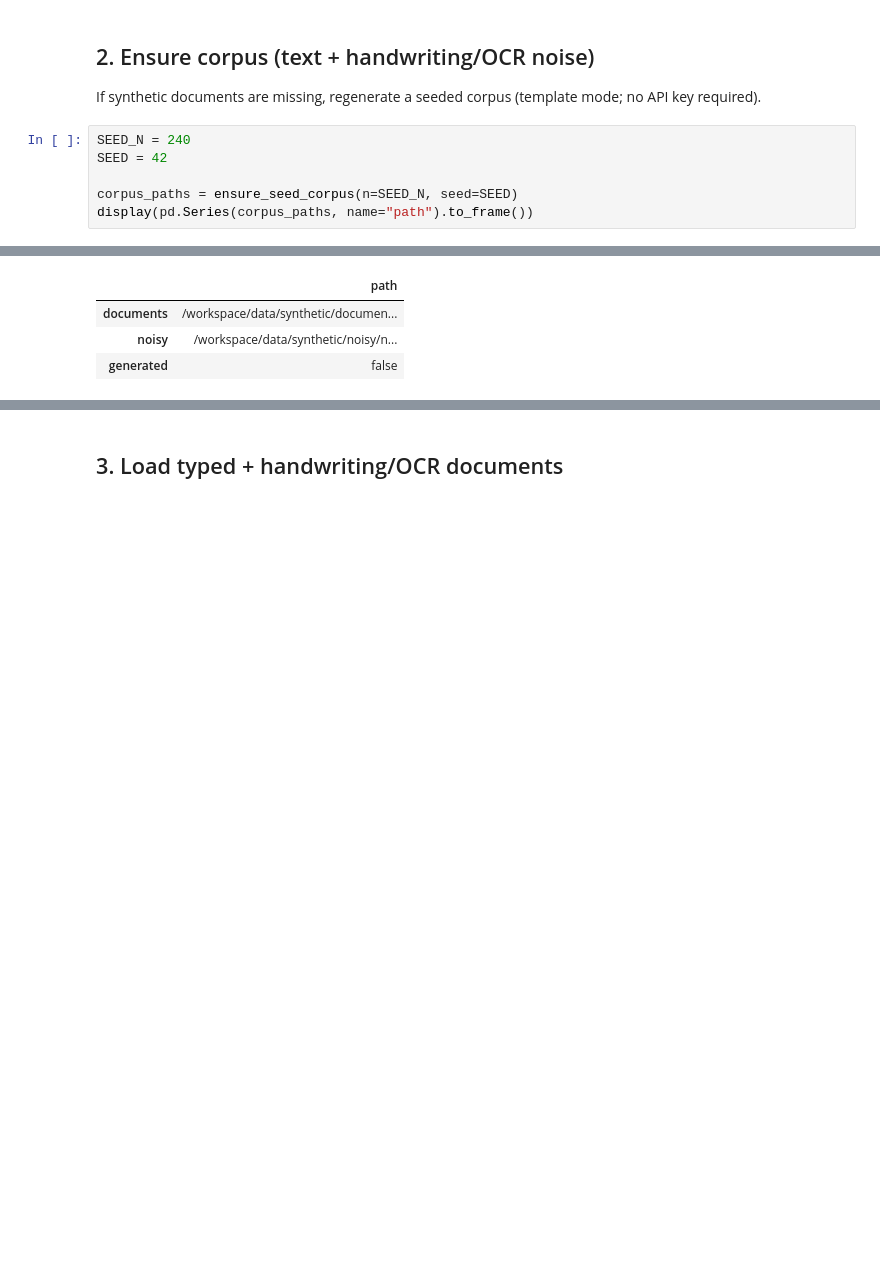
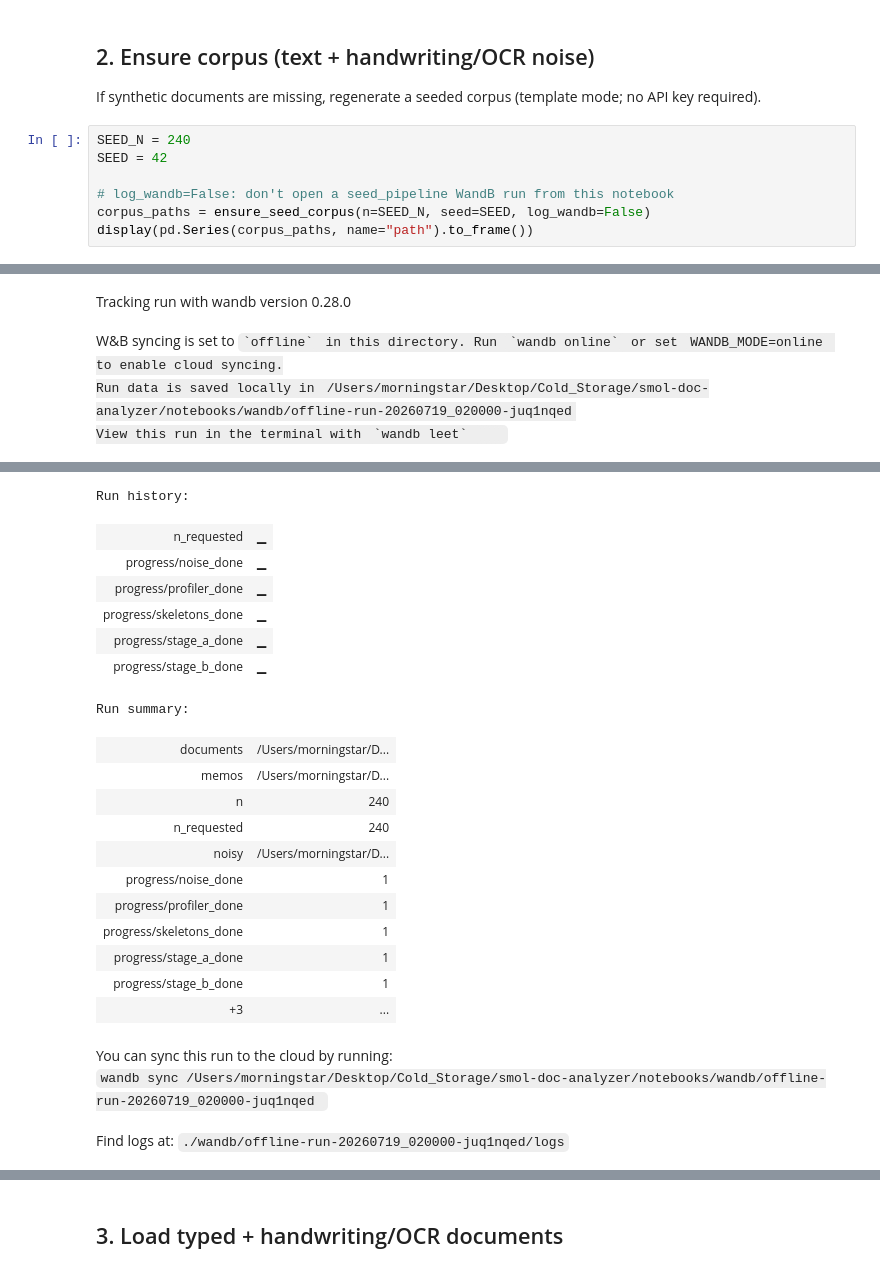
Before and after one commit to Exios66/smol-doc-analyzer, a Jupyter notebook: notebooks/random_forest_text_handwriting_classification.ipynb, the cells around one changed output, grey strips where cells are left out. Saved outputs shown, nothing was run; the diff lists cells and outputs as text; blank space fills up the shorter version.

```diff
--- a/notebooks/random_forest_text_handwriting_classification.ipynb
+++ b/notebooks/random_forest_text_handwriting_classification.ipynb
@@ -66,6 +72,7 @@ If synthetic documents are missing, regenerate a seeded corpus (template mode; n
 SEED_N = 240
 SEED = 42
 
-corpus_paths = ensure_seed_corpus(n=SEED_N, seed=SEED)
+# log_wandb=False: don't open a seed_pipeline WandB run from this notebook
+corpus_paths = ensure_seed_corpus(n=SEED_N, seed=SEED, log_wandb=False)
 display(pd.Series(corpus_paths, name="path").to_frame())
 # %% [output]
@@ -71,0 +80,4 @@ display(pd.Series(corpus_paths, name="path").to_frame())
+Tracking run with wandb version 0.28.0
+W&B syncing is set to `offline` in this directory. Run `wandb online` or set WANDB_MODE=online to enable cloud syncing.
+Run data is saved locally in /Users/morningstar/Desktop/Cold_Storage/smol-doc-analyzer/notebooks/wandb/offline-run-20260719_020000-juq1nqed
+View this run in the terminal with `wandb leet`
@@ -72,4 +85,22 @@ display(pd.Series(corpus_paths, name="path").to_frame())
+Run history:
-|  | path |
-| documents | /workspace/data/synthetic/documen... |
-| noisy | /workspace/data/synthetic/noisy/n... |
-| generated | false |
+| n_requested | ▁ |
+| progress/noise_done | ▁ |
+| progress/profiler_done | ▁ |
+| progress/skeletons_done | ▁ |
+| progress/stage_a_done | ▁ |
+| progress/stage_b_done | ▁ |
+Run summary:
+| documents | /Users/morningstar/D... |
+| memos | /Users/morningstar/D... |
+| n | 240 |
+| n_requested | 240 |
+| noisy | /Users/morningstar/D... |
+| progress/noise_done | 1 |
+| progress/profiler_done | 1 |
+| progress/skeletons_done | 1 |
+| progress/stage_a_done | 1 |
+| progress/stage_b_done | 1 |
+| +3 | ... |
+You can sync this run to the cloud by running:
+wandb sync /Users/morningstar/Desktop/Cold_Storage/smol-doc-analyzer/notebooks/wandb/offline-run-20260719_020000-juq1nqed
+Find logs at: ./wandb/offline-run-20260719_020000-juq1nqed/logs
```
Also changed, not shown: parts of 13 cells of this notebook, 10 other files.
